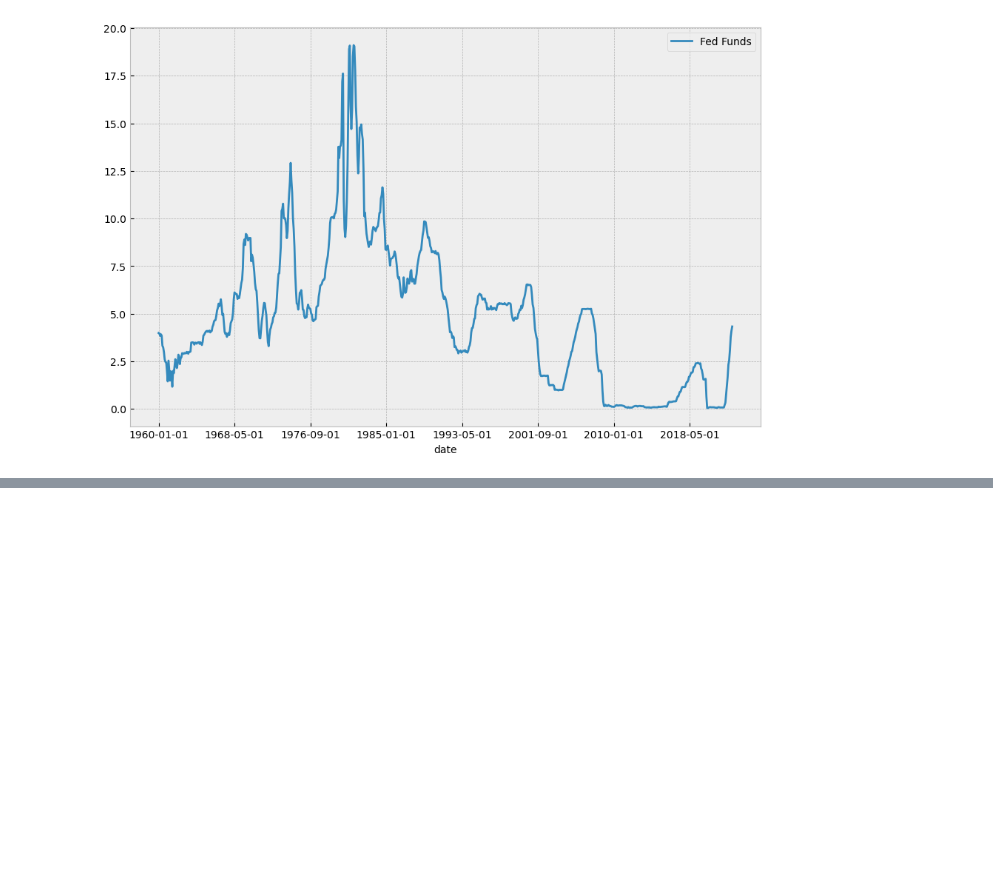
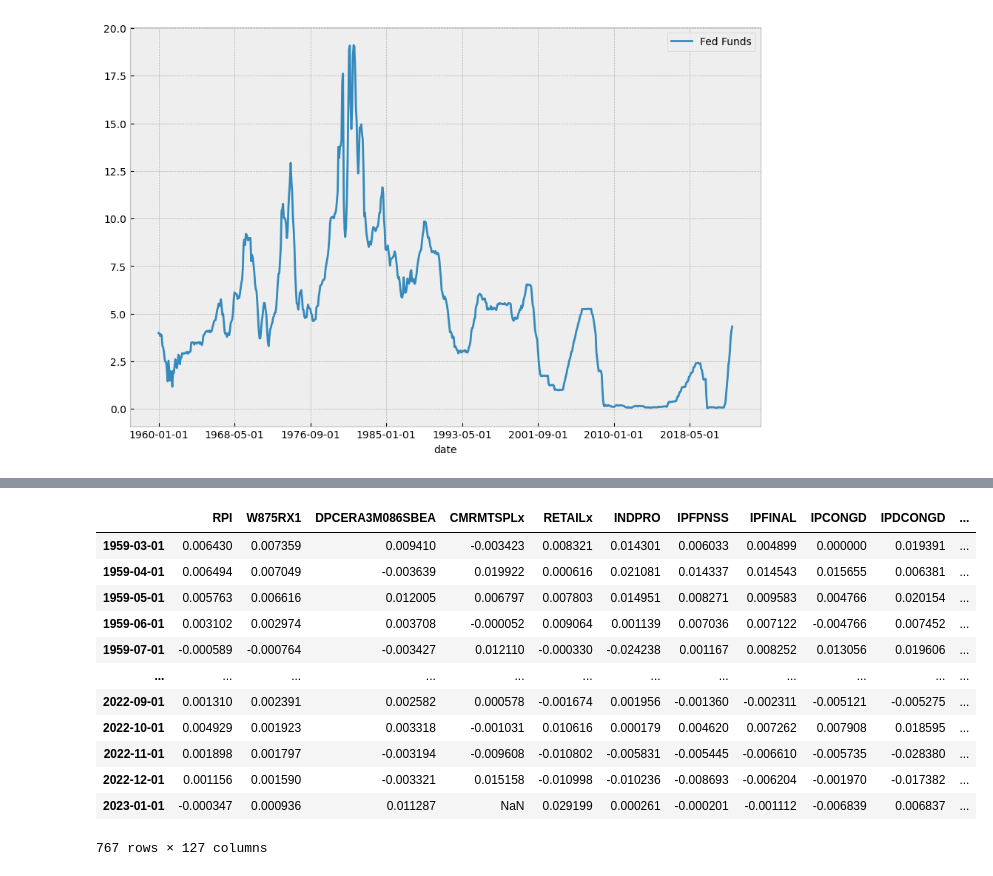
Before and after one commit to dcuoliveira/vae-ssm, a Jupyter notebook: src/check_time_series_inputs.ipynb, the cells around one changed output, grey strips where cells are left out. Cells and saved outputs as stored; diff of their text form; code cells hidden in the pictures; blank space fills up the shorter version.

```diff
--- a/src/check_time_series_inputs.ipynb
+++ b/src/check_time_series_inputs.ipynb
@@ -110,3 +127,7 @@ selected_df.plot(figsize=(11, 7))
 # %% [output]
 <Axes: xlabel='date'>
 [figure]
+# %%
+from FredMD import FredMD
+
+fmd = FredMD(Nfactor=None, vintage=None, maxfactor=8, standard_method=2, ic_method=2)
@@ -112,0 +145,18 @@ selected_df.plot(figsize=(11, 7))
+# %%
+fmd.apply_transforms()
+# %%
+fmd.series
+# %% [output]
+|  | RPI | W875RX1 | DPCERA3M086SBEA | CMRMTSPLx | RETAILx | INDPRO | IPFPNSS | IPFINAL | IPCONGD | IPDCONGD | ... |
+| 1959-03-01 | 0.006430 | 0.007359 | 0.009410 | -0.003423 | 0.008321 | 0.014301 | 0.006033 | 0.004899 | 0.000000 | 0.019391 | ... |
+| 1959-04-01 | 0.006494 | 0.007049 | -0.003639 | 0.019922 | 0.000616 | 0.021081 | 0.014337 | 0.014543 | 0.015655 | 0.006381 | ... |
+| 1959-05-01 | 0.005763 | 0.006616 | 0.012005 | 0.006797 | 0.007803 | 0.014951 | 0.008271 | 0.009583 | 0.004766 | 0.020154 | ... |
+| 1959-06-01 | 0.003102 | 0.002974 | 0.003708 | -0.000052 | 0.009064 | 0.001139 | 0.007036 | 0.007122 | -0.004766 | 0.007452 | ... |
+| 1959-07-01 | -0.000589 | -0.000764 | -0.003427 | 0.012110 | -0.000330 | -0.024238 | 0.001167 | 0.008252 | 0.013056 | 0.019606 | ... |
+| ... | ... | ... | ... | ... | ... | ... | ... | ... | ... | ... | ... |
+| 2022-09-01 | 0.001310 | 0.002391 | 0.002582 | 0.000578 | -0.001674 | 0.001956 | -0.001360 | -0.002311 | -0.005121 | -0.005275 | ... |
+| 2022-10-01 | 0.004929 | 0.001923 | 0.003318 | -0.001031 | 0.010616 | 0.000179 | 0.004620 | 0.007262 | 0.007908 | 0.018595 | ... |
+| 2022-11-01 | 0.001898 | 0.001797 | -0.003194 | -0.009608 | -0.010802 | -0.005831 | -0.005445 | -0.006610 | -0.005735 | -0.028380 | ... |
+| 2022-12-01 | 0.001156 | 0.001590 | -0.003321 | 0.015158 | -0.010998 | -0.010236 | -0.008693 | -0.006204 | -0.001970 | -0.017382 | ... |
+| 2023-01-01 | -0.000347 | 0.000936 | 0.011287 | NaN | 0.029199 | 0.000261 | -0.000201 | -0.001112 | -0.006839 | 0.006837 | ... |
+767 rows × 127 columns
```
Also changed, not shown: parts of 9 cells of this notebook.
